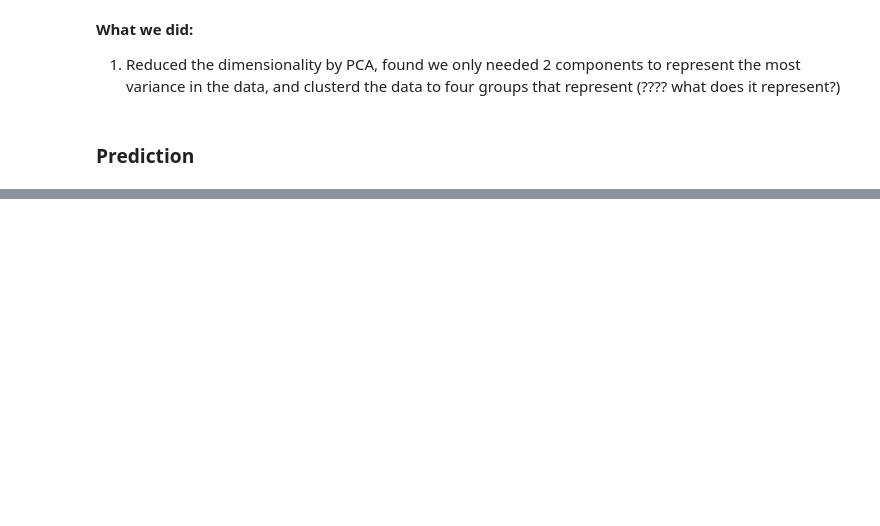
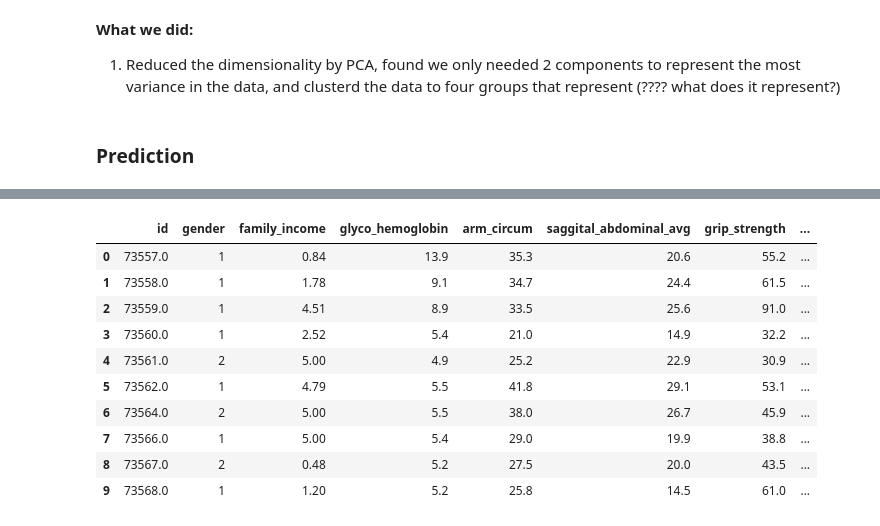
Before and after one commit to ErinPhillips/data_mining_midterm, a Jupyter notebook: diabetes.ipynb, the cells around one changed output, grey strips where cells are left out. Cells and saved outputs as stored; diff of their text form; code cells hidden in the pictures; blank space fills up the shorter version.

```diff
--- a/diabetes.ipynb
+++ b/diabetes.ipynb
@@ -586,0 +624,20 @@ In this notebook, we used National Health and Nutrition Examination Survey (NHAN
+# %%
+# Using GlycoHemoglobin we can create a Diabetes column that determines if someone is diabetec = 2,
+# pre-diabetic = 1, or not diabetic = 0
+df2.loc[df2['glyco_hemoglobin'] < 6.0, 'diabetes'] = 0
+df2.loc[(df2['glyco_hemoglobin'] >= 6.0) & (df2['glyco_hemoglobin'] <= 6.4), 'diabetes'] = 1
+df2.loc[df2['glyco_hemoglobin'] >= 6.5, 'diabetes'] = 2
+
+df2.head(10)
+# %% [output]
+|  | id | gender | family_income | glyco_hemoglobin | arm_circum | saggital_abdominal_avg | grip_strength | ... |
+| 0 | 73557.0 | 1 | 0.84 | 13.9 | 35.3 | 20.6 | 55.2 | ... |
+| 1 | 73558.0 | 1 | 1.78 | 9.1 | 34.7 | 24.4 | 61.5 | ... |
+| 2 | 73559.0 | 1 | 4.51 | 8.9 | 33.5 | 25.6 | 91.0 | ... |
+| 3 | 73560.0 | 1 | 2.52 | 5.4 | 21.0 | 14.9 | 32.2 | ... |
+| 4 | 73561.0 | 2 | 5.00 | 4.9 | 25.2 | 22.9 | 30.9 | ... |
+| 5 | 73562.0 | 1 | 4.79 | 5.5 | 41.8 | 29.1 | 53.1 | ... |
+| 6 | 73564.0 | 2 | 5.00 | 5.5 | 38.0 | 26.7 | 45.9 | ... |
+| 7 | 73566.0 | 1 | 5.00 | 5.4 | 29.0 | 19.9 | 38.8 | ... |
+| 8 | 73567.0 | 2 | 0.48 | 5.2 | 27.5 | 20.0 | 43.5 | ... |
+| 9 | 73568.0 | 1 | 1.20 | 5.2 | 25.8 | 14.5 | 61.0 | ... |
```
Also changed, not shown: parts of 38 cells of this notebook.
